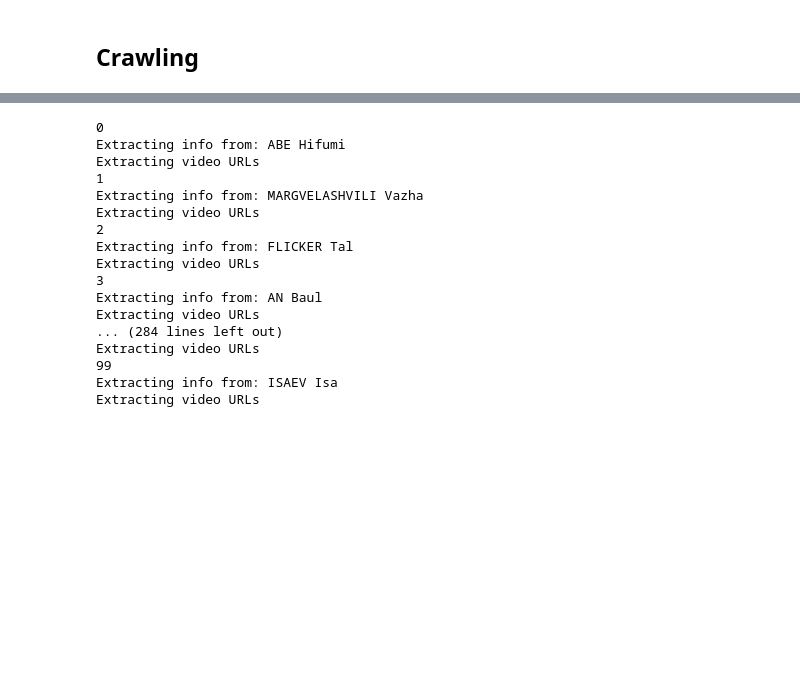
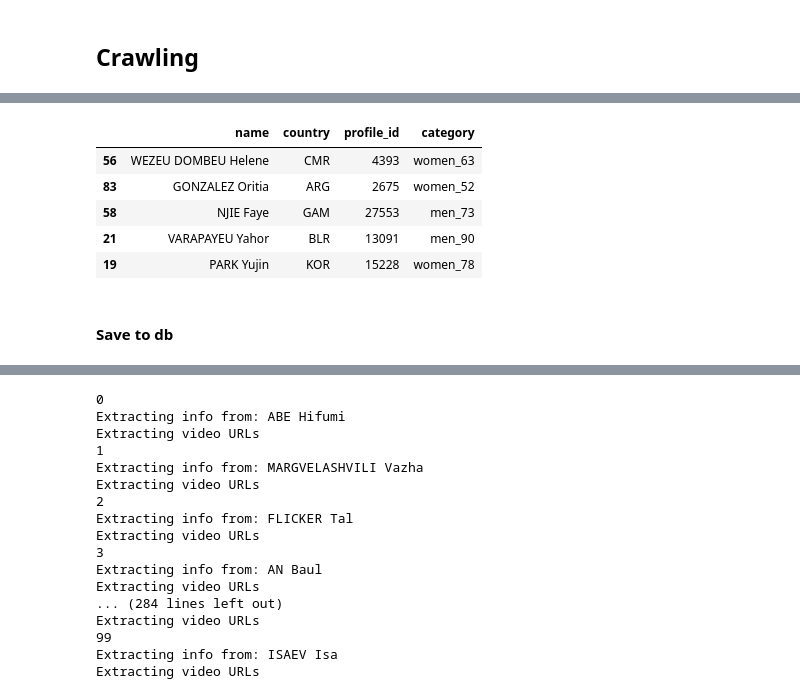
Before and after one commit to sajTempler/judo, a Jupyter notebook: judo/scrape.ipynb, the cells around one changed output, grey strips where cells are left out. Saved outputs shown, nothing was run; the diff lists cells and outputs as text; code cells hidden in the pictures; blank space fills up the shorter version.

```diff
--- a/judo/scrape.ipynb
+++ b/judo/scrape.ipynb
@@ -183,0 +34,7 @@ petes_all = list()
+# %%
+competitors_all = list()
+
+for weight in url_leaders_by_weight.keys():
+    print(weight, '...')
+    competitors = extract_all_profiles_weight(driver, weight)
+    competitors_all.append(competitors)
@@ -183,0 +56,13 @@ petes_all = list()
+# %%
+competitors_all = pd.concat(competitors_all)
+# %%
+competitors_all.sample(5)
+# %% [output]
+|  | name | country | profile_id | category |
+| 56 | WEZEU DOMBEU Helene | CMR | 4393 | women_63 |
+| 83 | GONZALEZ Oritia | ARG | 2675 | women_52 |
+| 58 | NJIE Faye | GAM | 27553 | men_73 |
+| 21 | VARAPAYEU Yahor | BLR | 13091 | men_90 |
+| 19 | PARK Yujin | KOR | 15228 | women_78 |
+# %% [markdown]
+#### Save to db
```
Also changed, not shown: parts of 29 cells of this notebook, 4 other files.
